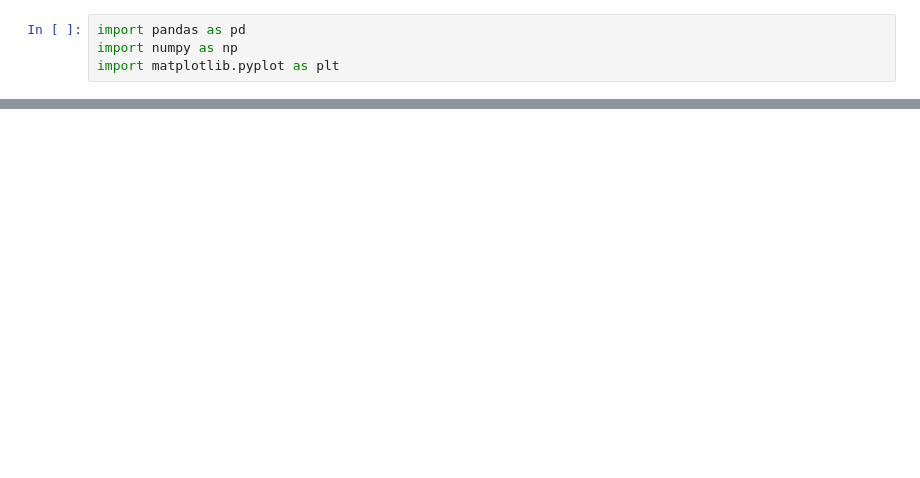
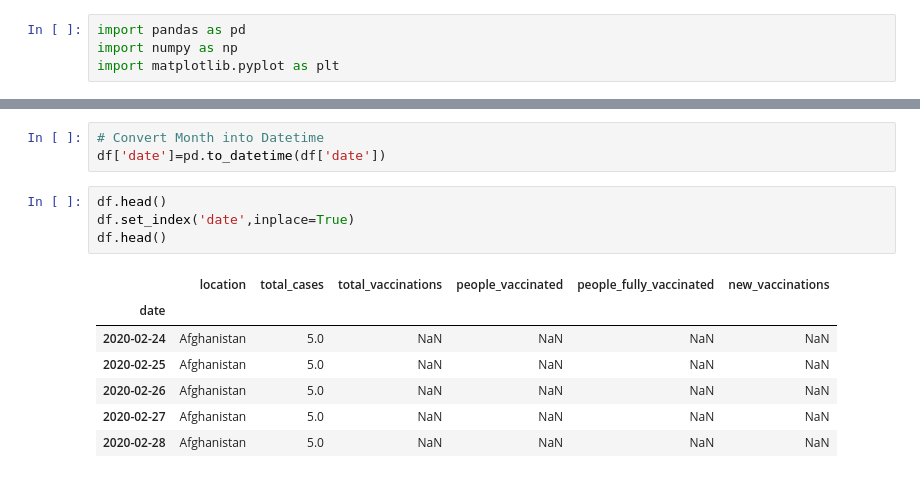
Before and after one commit to rajeshjaga/University_Project, a Jupyter notebook: Main.ipynb, the cells around one changed output, grey strips where cells are left out. Drawn from its saved outputs; the diff is of its cells as text; blank space fills up the shorter version.

```diff
--- a/Main.ipynb
+++ b/Main.ipynb
@@ -26,0 +44,15 @@ data.tail()
+# %%
+# Convert Month into Datetime
+df['date']=pd.to_datetime(df['date'])
+# %%
+df.head()
+df.set_index('date',inplace=True)
+df.head()
+# %% [output]
+|  | location | total_cases | total_vaccinations | people_vaccinated | people_fully_vaccinated | new_vaccinations |
+| date |  |  |  |  |  |  |
+| 2020-02-24 | Afghanistan | 5.0 | NaN | NaN | NaN | NaN |
+| 2020-02-25 | Afghanistan | 5.0 | NaN | NaN | NaN | NaN |
+| 2020-02-26 | Afghanistan | 5.0 | NaN | NaN | NaN | NaN |
+| 2020-02-27 | Afghanistan | 5.0 | NaN | NaN | NaN | NaN |
+| 2020-02-28 | Afghanistan | 5.0 | NaN | NaN | NaN | NaN |
```
Also changed, not shown: parts of 8 cells of this notebook, 4 other files.
